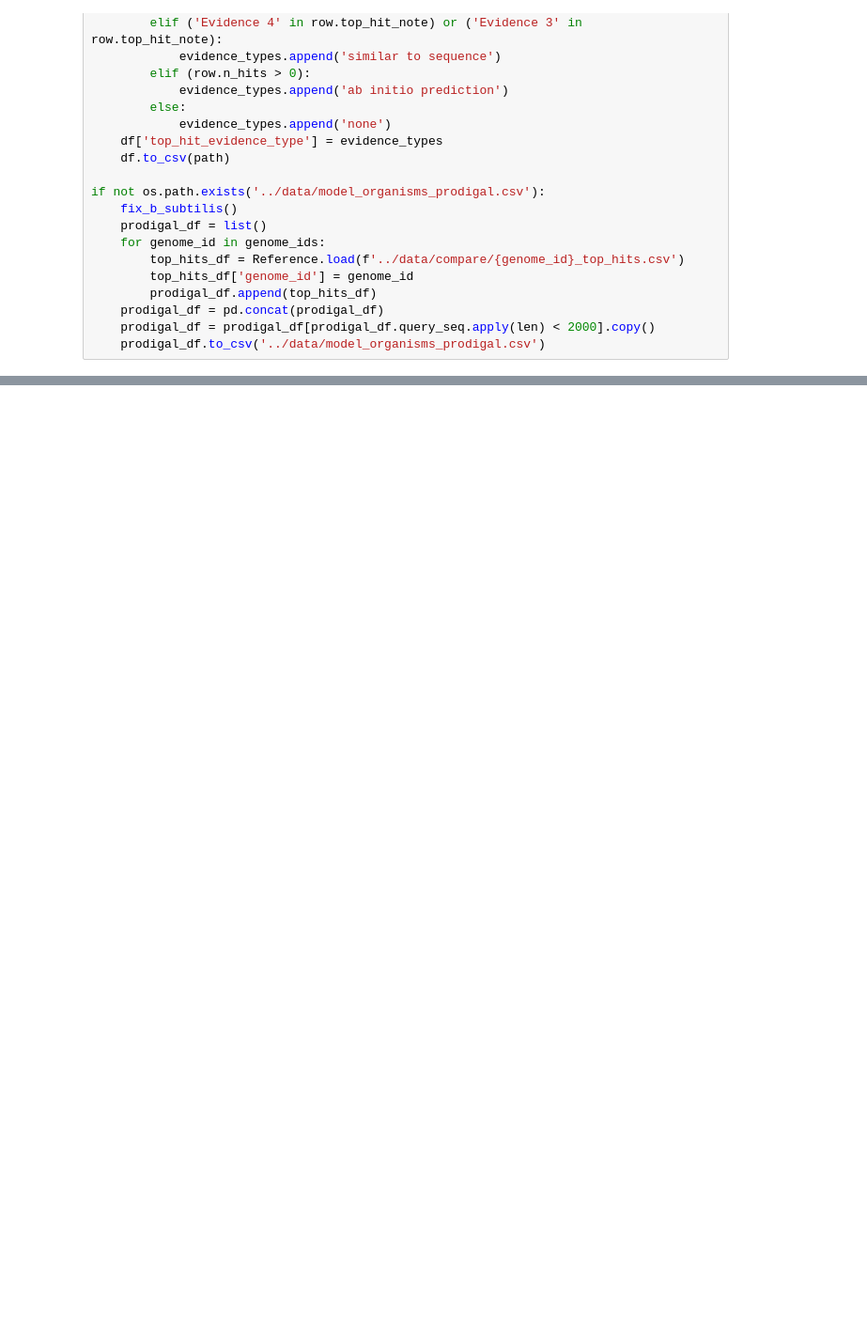
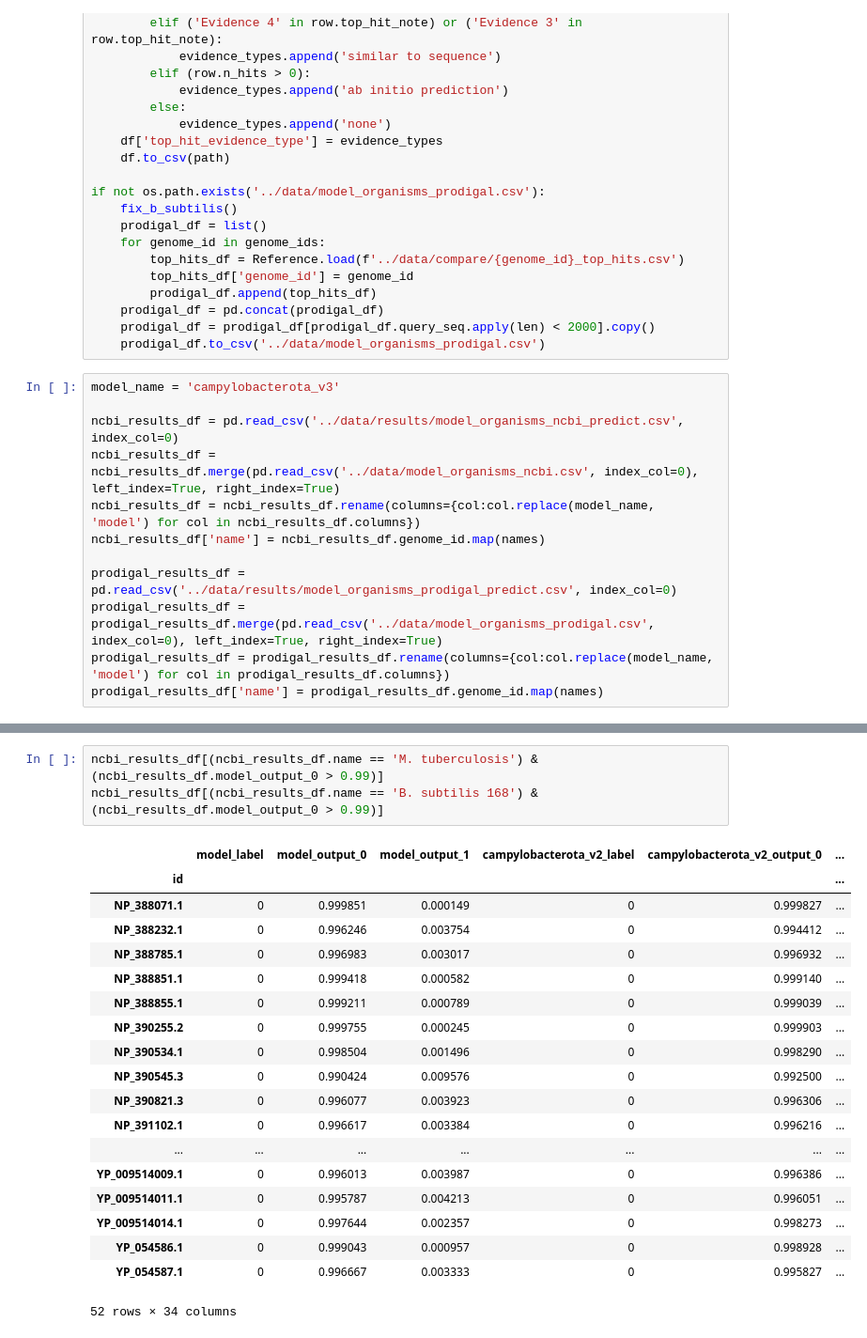
Before and after one commit to pipparichter/frugal, a Jupyter notebook: notebooks/results-model-organisms.ipynb, the cells around one changed output, grey strips where cells are left out. Shown at 94% size. Drawn from its saved outputs; the diff is of its cells as text; blank space fills up the shorter version.

```diff
--- a/notebooks/results-model-organisms.ipynb
+++ b/notebooks/results-model-organisms.ipynb
@@ -94,3 +94,15 @@ if not os.path.exists('../data/model_organisms_prodigal.csv'):
     prodigal_df = pd.concat(prodigal_df)
     prodigal_df = prodigal_df[prodigal_df.query_seq.apply(len) < 2000].copy()
     prodigal_df.to_csv('../data/model_organisms_prodigal.csv')
+# %%
+model_name = 'campylobacterota_v3'
+
+ncbi_results_df = pd.read_csv('../data/results/model_organisms_ncbi_predict.csv', index_col=0)
+ncbi_results_df = ncbi_results_df.merge(pd.read_csv('../data/model_organisms_ncbi.csv', index_col=0), left_index=True, right_index=True)
+ncbi_results_df = ncbi_results_df.rename(columns={col:col.replace(model_name, 'model') for col in ncbi_results_df.columns})
+ncbi_results_df['name'] = ncbi_results_df.genome_id.map(names)
+
+prodigal_results_df = pd.read_csv('../data/results/model_organisms_prodigal_predict.csv', index_col=0)
+prodigal_results_df = prodigal_results_df.merge(pd.read_csv('../data/model_organisms_prodigal.csv', index_col=0), left_index=True, right_index=True)
+prodigal_results_df = prodigal_results_df.rename(columns={col:col.replace(model_name, 'model') for col in prodigal_results_df.columns})
+prodigal_results_df['name'] = prodigal_results_df.genome_id.map(names)
@@ -96,0 +128,23 @@ if not os.path.exists('../data/model_organisms_prodigal.csv'):
+# %%
+ncbi_results_df[(ncbi_results_df.name == 'M. tuberculosis') & (ncbi_results_df.model_output_0 > 0.99)]
+ncbi_results_df[(ncbi_results_df.name == 'B. subtilis 168') & (ncbi_results_df.model_output_0 > 0.99)]
+# %% [output]
+|  | model_label | model_output_0 | model_output_1 | campylobacterota_v2_label | campylobacterota_v2_output_0 | ... |
+| id |  |  |  |  |  | ... |
+| NP_388071.1 | 0 | 0.999851 | 0.000149 | 0 | 0.999827 | ... |
+| NP_388232.1 | 0 | 0.996246 | 0.003754 | 0 | 0.994412 | ... |
+| NP_388785.1 | 0 | 0.996983 | 0.003017 | 0 | 0.996932 | ... |
+| NP_388851.1 | 0 | 0.999418 | 0.000582 | 0 | 0.999140 | ... |
+| NP_388855.1 | 0 | 0.999211 | 0.000789 | 0 | 0.999039 | ... |
+| NP_390255.2 | 0 | 0.999755 | 0.000245 | 0 | 0.999903 | ... |
+| NP_390534.1 | 0 | 0.998504 | 0.001496 | 0 | 0.998290 | ... |
+| NP_390545.3 | 0 | 0.990424 | 0.009576 | 0 | 0.992500 | ... |
+| NP_390821.3 | 0 | 0.996077 | 0.003923 | 0 | 0.996306 | ... |
+| NP_391102.1 | 0 | 0.996617 | 0.003384 | 0 | 0.996216 | ... |
+| ... | ... | ... | ... | ... | ... | ... |
+| YP_009514009.1 | 0 | 0.996013 | 0.003987 | 0 | 0.996386 | ... |
+| YP_009514011.1 | 0 | 0.995787 | 0.004213 | 0 | 0.996051 | ... |
+| YP_009514014.1 | 0 | 0.997644 | 0.002357 | 0 | 0.998273 | ... |
+| YP_054586.1 | 0 | 0.999043 | 0.000957 | 0 | 0.998928 | ... |
+| YP_054587.1 | 0 | 0.996667 | 0.003333 | 0 | 0.995827 | ... |
+52 rows × 34 columns
```
Also changed, not shown: parts of 3 cells of this notebook, 2 other files.
